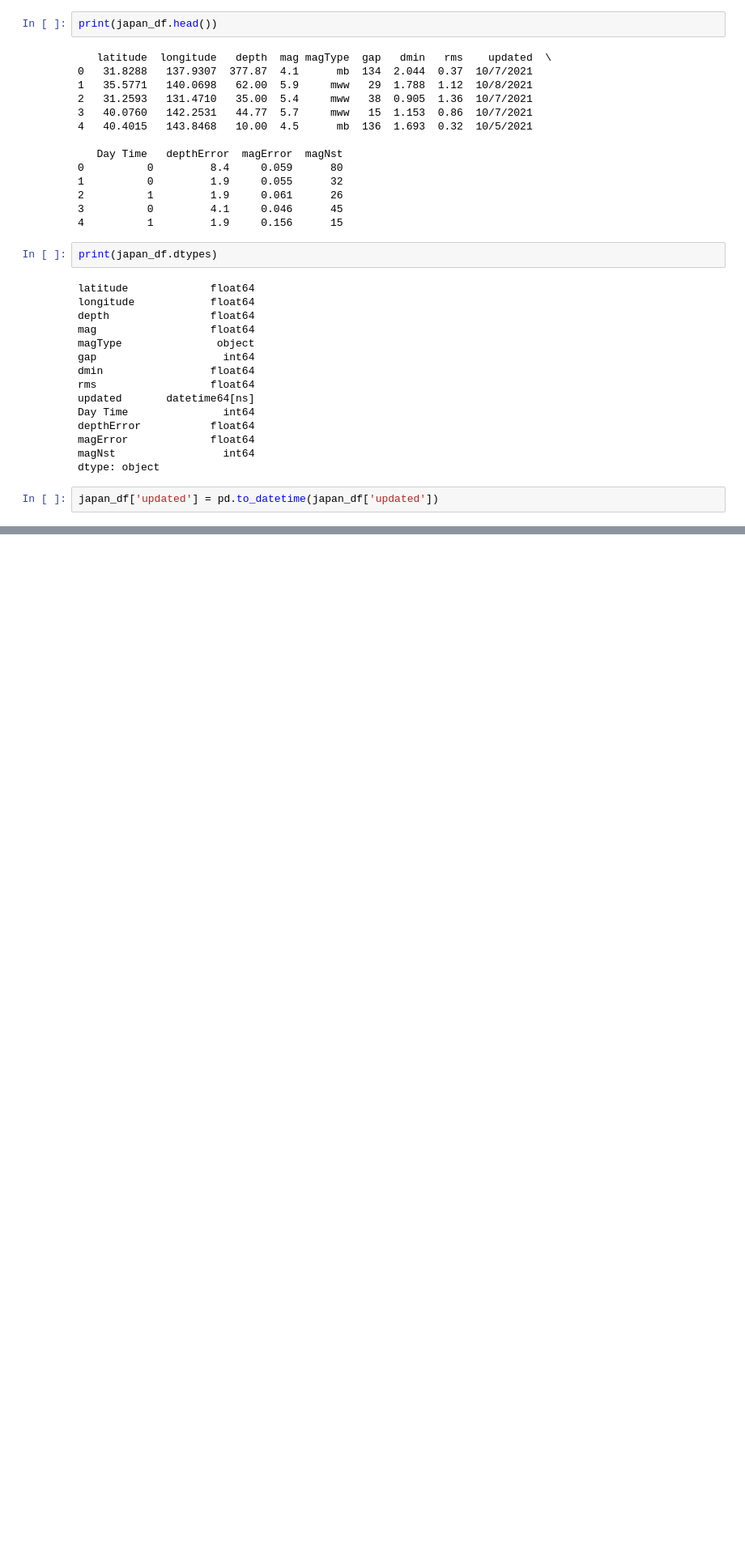
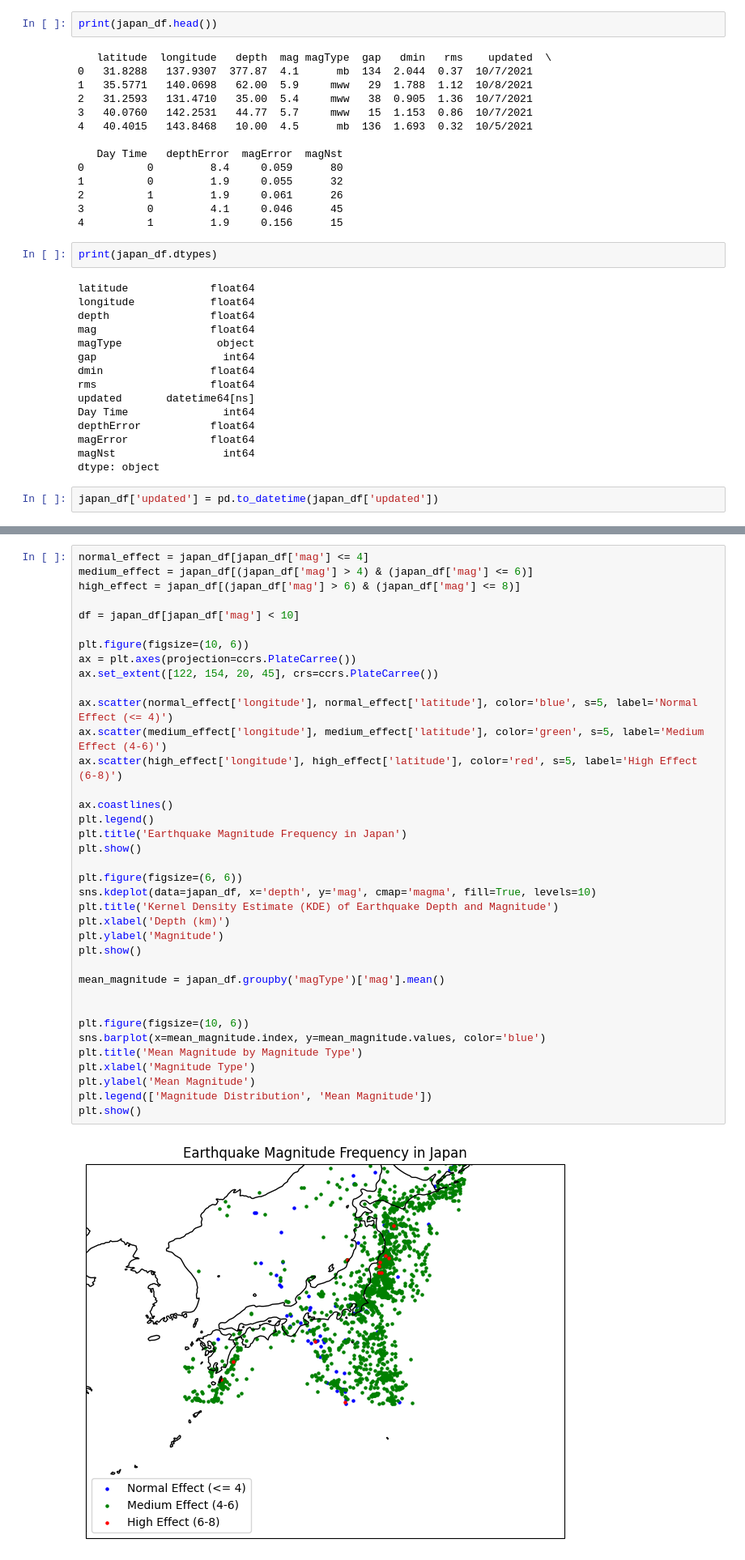
Before and after one commit to VshardNarthi/Location-intelligance, a Jupyter notebook: GIS_Analysis_Japan_Version_2.ipynb, the cells around one changed output, grey strips where cells are left out. Shown at 81% size. Cells and saved outputs as stored; diff of their text form; blank space fills up the shorter version.

```diff
--- a/GIS_Analysis_Japan_Version_2.ipynb
+++ b/GIS_Analysis_Japan_Version_2.ipynb
@@ -176,0 +182,39 @@ m.save('interactive_map.html')
+# %%
+normal_effect = japan_df[japan_df['mag'] <= 4]
+medium_effect = japan_df[(japan_df['mag'] > 4) & (japan_df['mag'] <= 6)]
+high_effect = japan_df[(japan_df['mag'] > 6) & (japan_df['mag'] <= 8)]
+
+df = japan_df[japan_df['mag'] < 10]
+
+plt.figure(figsize=(10, 6))
+ax = plt.axes(projection=ccrs.PlateCarree())
+ax.set_extent([122, 154, 20, 45], crs=ccrs.PlateCarree())
+
+ax.scatter(normal_effect['longitude'], normal_effect['latitude'], color='blue', s=5, label='Normal Effect (<= 4)')
+ax.scatter(medium_effect['longitude'], medium_effect['latitude'], color='green', s=5, label='Medium Effect (4-6)')
+ax.scatter(high_effect['longitude'], high_effect['latitude'], color='red', s=5, label='High Effect (6-8)')
+
+ax.coastlines()
+plt.legend()
+plt.title('Earthquake Magnitude Frequency in Japan')
+plt.show()
+
+plt.figure(figsize=(6, 6))
+sns.kdeplot(data=japan_df, x='depth', y='mag', cmap='magma', fill=True, levels=10)
+plt.title('Kernel Density Estimate (KDE) of Earthquake Depth and Magnitude')
+plt.xlabel('Depth (km)')
+plt.ylabel('Magnitude')
+plt.show()
+
+mean_magnitude = japan_df.groupby('magType')['mag'].mean()
+
+
+plt.figure(figsize=(10, 6))
+sns.barplot(x=mean_magnitude.index, y=mean_magnitude.values, color='blue')
+plt.title('Mean Magnitude by Magnitude Type')
+plt.xlabel('Magnitude Type')
+plt.ylabel('Mean Magnitude')
+plt.legend(['Magnitude Distribution', 'Mean Magnitude'])
+plt.show()
+# %% [output]
+[figure, added]
```
Also changed, not shown: parts of 5 cells of this notebook.
